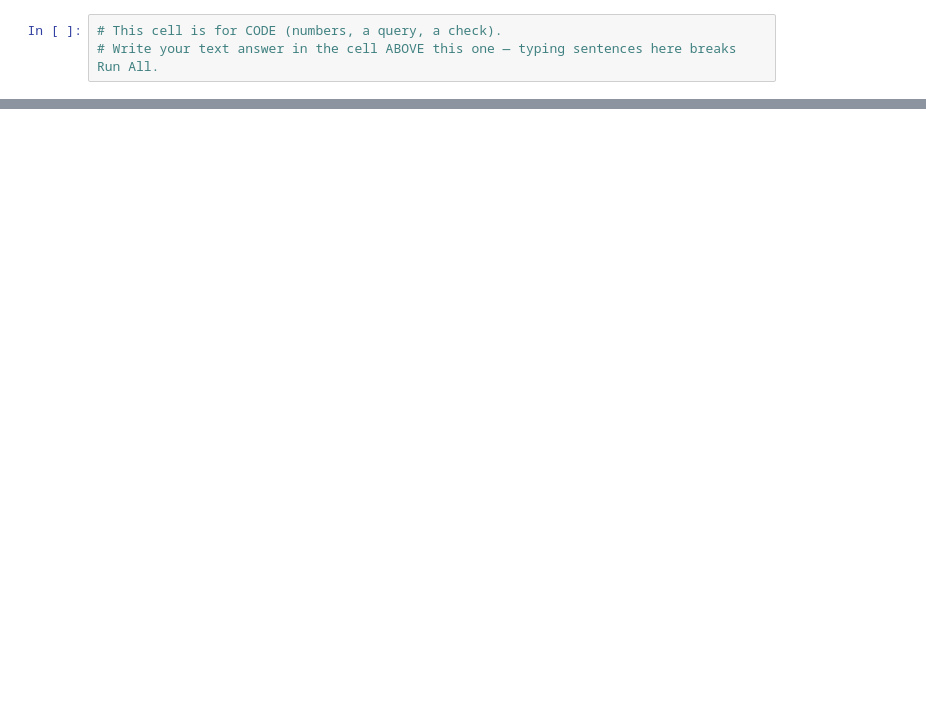
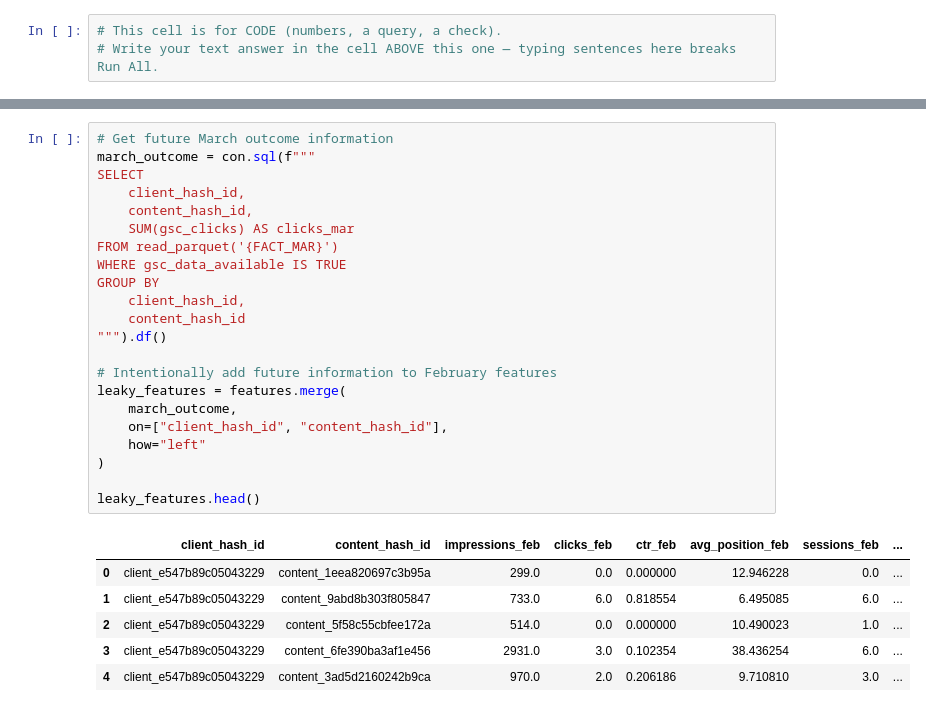
Before and after one commit to murtaza-x/flyrank-repo, a Jupyter notebook: work/notebooks/w03_data_contract.ipynb, the cells around one changed output, grey strips where cells are left out. Cells and saved outputs as stored; diff of their text form; blank space fills up the shorter version.

```diff
--- a/work/notebooks/w03_data_contract.ipynb
+++ b/work/notebooks/w03_data_contract.ipynb
@@ -36,0 +285,29 @@ This skeleton is yours to fill. Work the sections **in order** — each one has
+# %%
+# Get future March outcome information
+march_outcome = con.sql(f"""
+SELECT
+    client_hash_id,
+    content_hash_id,
+    SUM(gsc_clicks) AS clicks_mar
+FROM read_parquet('{FACT_MAR}')
+WHERE gsc_data_available IS TRUE
+GROUP BY
+    client_hash_id,
+    content_hash_id
+""").df()
+
+# Intentionally add future information to February features
+leaky_features = features.merge(
+    march_outcome,
+    on=["client_hash_id", "content_hash_id"],
+    how="left"
+)
+
+leaky_features.head()
+# %% [output]
+|  | client_hash_id | content_hash_id | impressions_feb | clicks_feb | ctr_feb | avg_position_feb | sessions_feb | ... |
+| 0 | client_e547b89c05043229 | content_1eea820697c3b95a | 299.0 | 0.0 | 0.000000 | 12.946228 | 0.0 | ... |
+| 1 | client_e547b89c05043229 | content_9abd8b303f805847 | 733.0 | 6.0 | 0.818554 | 6.495085 | 6.0 | ... |
+| 2 | client_e547b89c05043229 | content_5f58c55cbfee172a | 514.0 | 0.0 | 0.000000 | 10.490023 | 1.0 | ... |
+| 3 | client_e547b89c05043229 | content_6fe390ba3af1e456 | 2931.0 | 3.0 | 0.102354 | 38.436254 | 6.0 | ... |
+| 4 | client_e547b89c05043229 | content_3ad5d2160242b9ca | 970.0 | 2.0 | 0.206186 | 9.710810 | 3.0 | ... |
```
Also changed, not shown: parts of 22 cells of this notebook.
